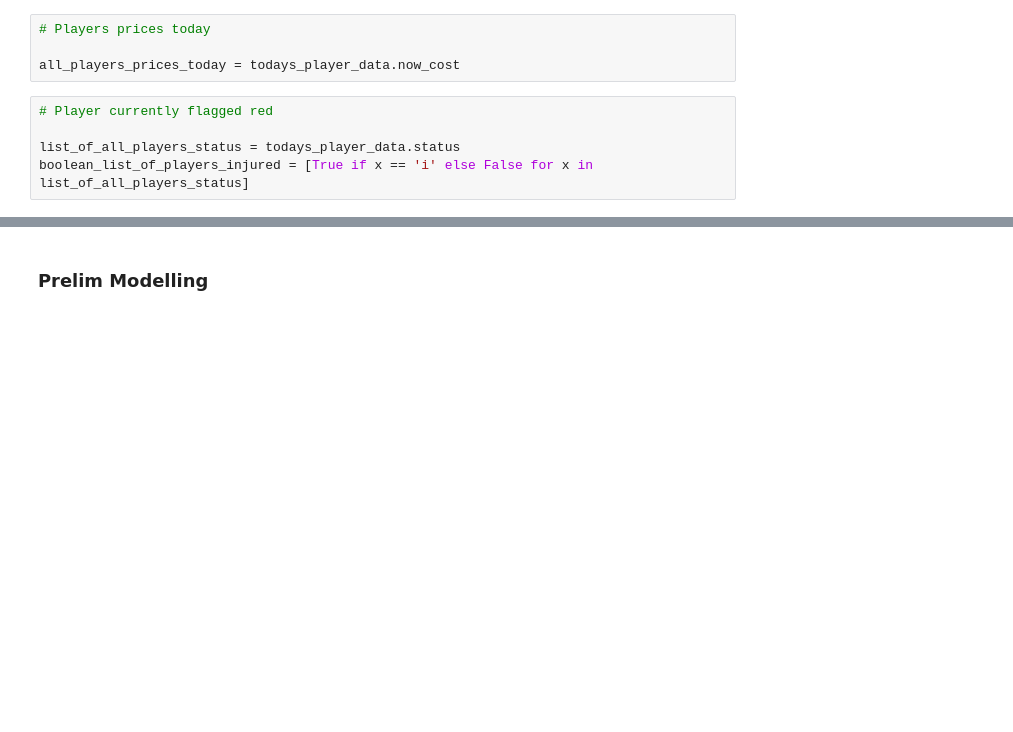
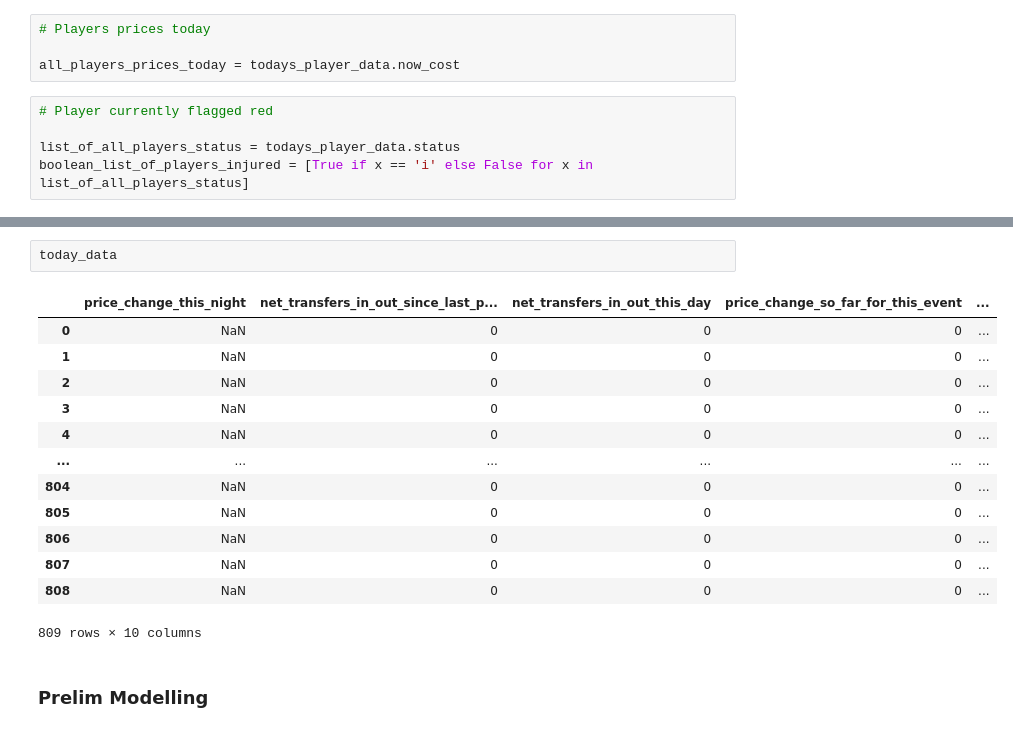
Before and after one commit to tomribaroff/FullPipeline-FPLPricePredictor, a Jupyter notebook: pipeline/preliminary_exploration.ipynb, the cells around one changed output, grey strips where cells are left out. Drawn from its saved outputs; the diff is of its cells as text; blank space fills up the shorter version.

```diff
--- a/pipeline/preliminary_exploration.ipynb
+++ b/pipeline/preliminary_exploration.ipynb
@@ -216,3 +291,19 @@ with open("/Users/thomasribaroff/Documents/GitHub/FullPipeline-FPLPricePredictor
+# %%
+today_data
+# %% [output]
+|  | price_change_this_night | net_transfers_in_out_since_last_p... | net_transfers_in_out_this_day | price_change_so_far_for_this_event | ... |
+| 0 | NaN | 0 | 0 | 0 | ... |
+| 1 | NaN | 0 | 0 | 0 | ... |
+| 2 | NaN | 0 | 0 | 0 | ... |
+| 3 | NaN | 0 | 0 | 0 | ... |
+| 4 | NaN | 0 | 0 | 0 | ... |
+| ... | ... | ... | ... | ... | ... |
+| 804 | NaN | 0 | 0 | 0 | ... |
+| 805 | NaN | 0 | 0 | 0 | ... |
+| 806 | NaN | 0 | 0 | 0 | ... |
+| 807 | NaN | 0 | 0 | 0 | ... |
+| 808 | NaN | 0 | 0 | 0 | ... |
+809 rows × 10 columns
 # %% [markdown]
 ### Prelim Modelling
 # %%
```
Also changed, not shown: parts of 15 cells of this notebook, 8 other files.
